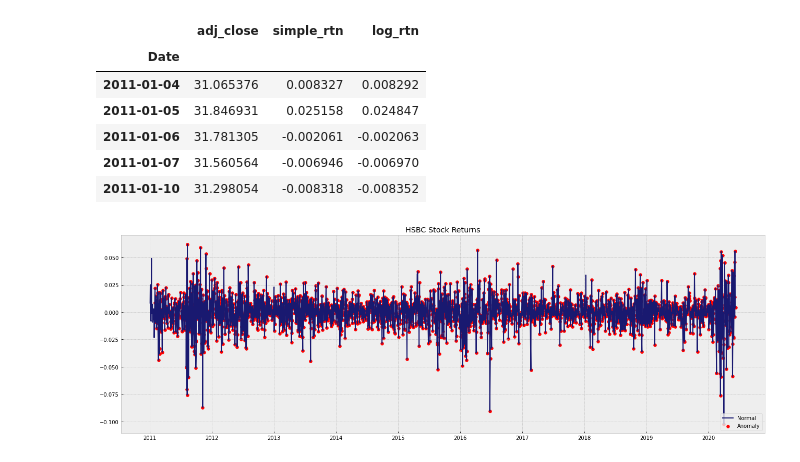
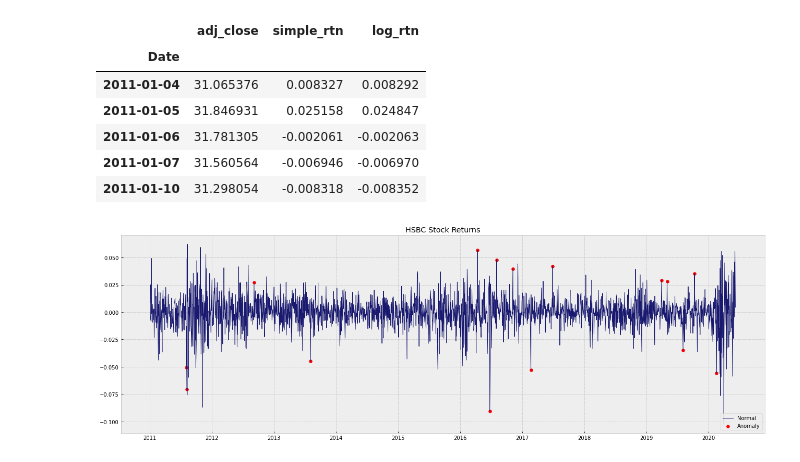
Before and after one commit to Datriks/Python-for-Finance, a Jupyter notebook: Copy_of_HSBC_identifying_outliers.ipynb, the cells around one changed output. Drawn from its saved outputs; the diff is of its cells as text; code cells hidden in the pictures.

```diff
--- a/Copy_of_HSBC_identifying_outliers.ipynb
+++ b/Copy_of_HSBC_identifying_outliers.ipynb
@@ -60,7 +62,7 @@ def indentify_outliers(row, n_sigma=3):
   mu = row['mean']
   sigma = row['std']
 
-  if(x > mu +3 * sigma) | (x < 3 * sigma):
+  if(x > mu + 3 * sigma) | (x < mu - 3 * sigma):
     return 1
   else:
     return 0
@@ -73,20 +75,21 @@ outliers = df_outliers.loc[df_outliers['outlier'] == 1,
 # %%
 # plot the outliers
 fig, ax = plt.subplots()
 
 ax.plot(df_outliers.index,
         df_outliers.simple_rtn,
         color='midnightblue',
-        label = 'Normal')
+        label = 'Normal',
+        lw=1)
 
 ax.scatter(outliers.index,
            outliers.simple_rtn,
            color = 'red',
            label = 'Anomaly')
 
 ax.set_title('HSBC Stock Returns')
 ax.legend(loc='lower right')
 plt.tight_layout()
 plt.show()
 # %% [output]
-[figure, old version]
+[figure, new version]
```
Also changed, not shown: parts of 1 cell of this notebook.
